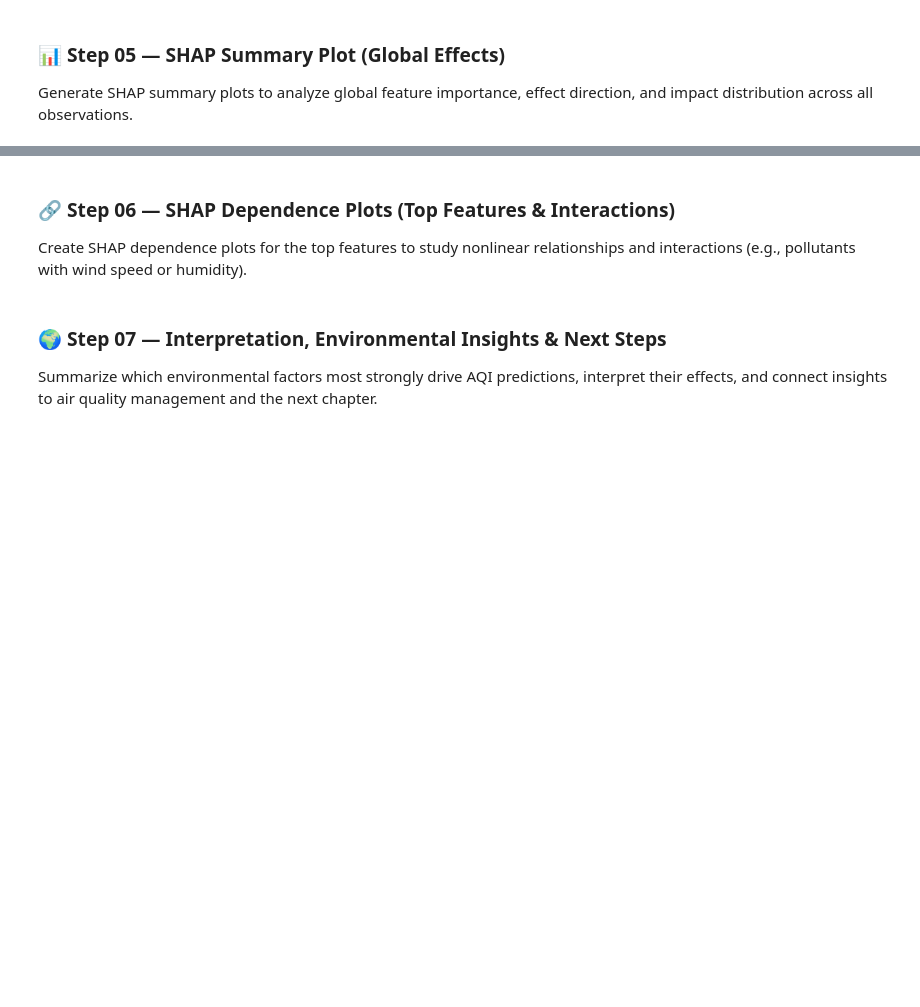
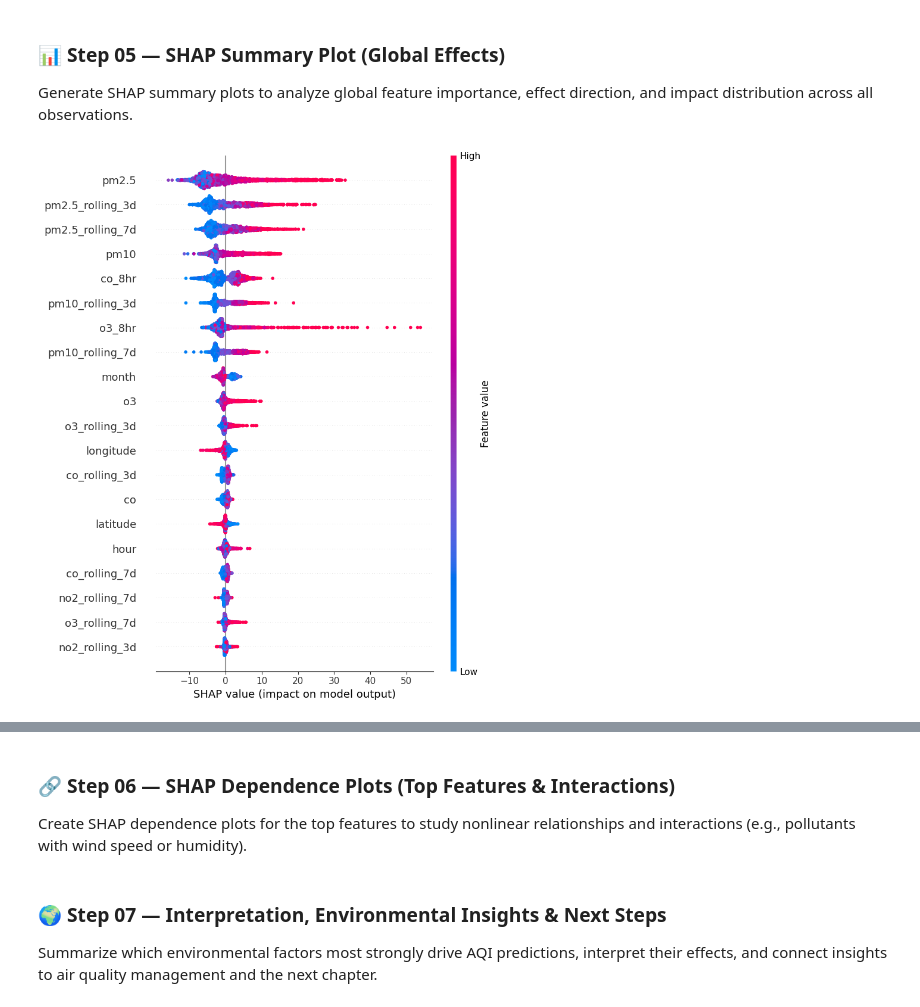
Before and after one commit to chgwyellow/air_pollution_analysis, a Jupyter notebook: notebook/06_model_explainability_shap_analysis.ipynb, the cells around one changed output, grey strips where cells are left out. Drawn from its saved outputs; the diff is of its cells as text; code cells hidden in the pictures; blank space fills up the shorter version.

Commit message:
SHAP Summary plot done.

```diff
--- a/notebook/06_model_explainability_shap_analysis.ipynb
+++ b/notebook/06_model_explainability_shap_analysis.ipynb
@@ -141,3 +158,13 @@ Initialize a `shap.TreeExplainer` for the tuned Random Forest and compute SHAP v
+# %%
+X_test_sample = X_test.sample(2000, random_state=42)
 # %% [markdown]
 ### 📊 Step 05 — SHAP Summary Plot (Global Effects)
 Generate SHAP summary plots to analyze global feature importance, effect direction, and impact distribution across all observations.
+# %%
+explainer = shap.TreeExplainer(rf_model, feature_perturbation="tree_path_dependent")
+
+shap_values = explainer.shap_values(X_test_sample, approximate=True)
+
+shap.summary_plot(shap_values, X_test_sample)
+# %% [output]
+[figure, added]
```
Also changed, not shown: parts of 4 cells of this notebook, 2 other files.
